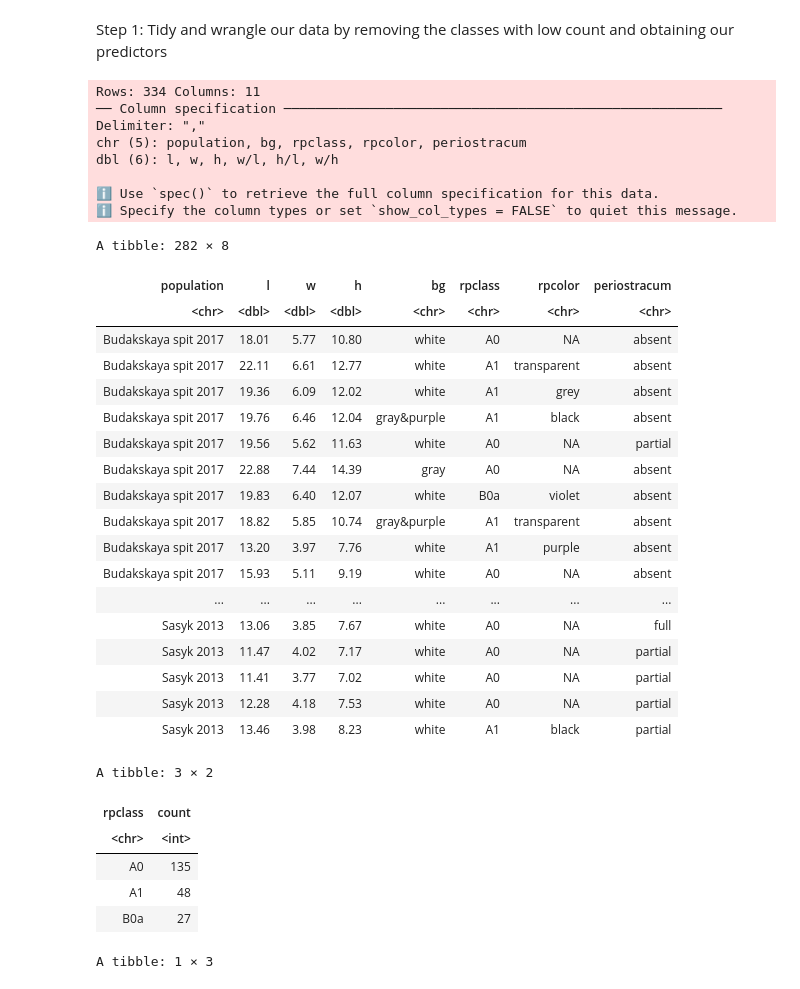
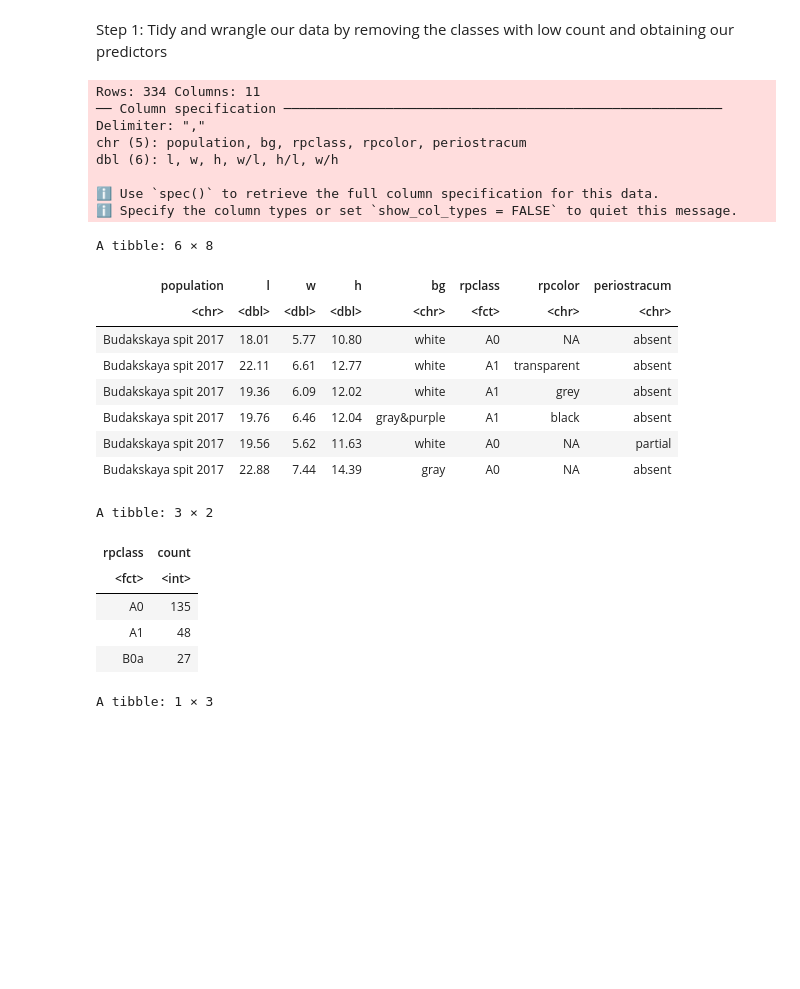
Before and after one commit to rhe9598/dsci_group_project, a Jupyter notebook: DcorneaReport.ipynb, the cells around one changed output. Cells and saved outputs as stored; diff of their text form; code cells hidden in the pictures; blank space fills up the shorter version.

Commit message:
changed rpclass to factor
used as_factor

```diff
--- a/DcorneaReport.ipynb
+++ b/DcorneaReport.ipynb
@@ -72,48 +72,39 @@ Step 1: Tidy and wrangle our data by removing the classes with low count and obt
 # %%
 #read the shell data from the web into r
 
 url <- "https://raw.githubusercontent.com/rhe9598/dsci_group_project/main/Donacilla.csv"
 shelldata <- read_csv(url)
 
 #make the data tidy by removing ratio columns
 
 shellselectdata <- shelldata |>
 select(population:h, bg:periostracum)
 
 classes <- c("A0", "A1" , "B0a")
 
 shellfilterdata <- shellselectdata |>
-                    filter(rpclass %in% classes)
+                    filter(rpclass %in% classes) |>
+                    mutate(rpclass = as_factor(rpclass))
 
-shellfilterdata
+head(shellfilterdata)
 # %% [output]
 Rows: 334 Columns: 11
 ── Column specification ────────────────────────────────────────────────────────
 Delimiter: ","
 chr (5): population, bg, rpclass, rpcolor, periostracum
 dbl (6): l, w, h, w/l, h/l, w/h
 
 ℹ Use `spec()` to retrieve the full column specification for this data.
 ℹ Specify the column types or set `show_col_types = FALSE` to quiet this message.
-A tibble: 282 × 8
+A tibble: 6 × 8
 | population | l | w | h | bg | rpclass | rpcolor | periostracum |
-| <chr> | <dbl> | <dbl> | <dbl> | <chr> | <chr> | <chr> | <chr> |
+| <chr> | <dbl> | <dbl> | <dbl> | <chr> | <fct> | <chr> | <chr> |
 | Budakskaya spit 2017 | 18.01 | 5.77 | 10.80 | white | A0 | NA | absent |
 | Budakskaya spit 2017 | 22.11 | 6.61 | 12.77 | white | A1 | transparent | absent |
 | Budakskaya spit 2017 | 19.36 | 6.09 | 12.02 | white | A1 | grey | absent |
 | Budakskaya spit 2017 | 19.76 | 6.46 | 12.04 | gray&purple | A1 | black | absent |
 | Budakskaya spit 2017 | 19.56 | 5.62 | 11.63 | white | A0 | NA | partial |
 | Budakskaya spit 2017 | 22.88 | 7.44 | 14.39 | gray | A0 | NA | absent |
-| Budakskaya spit 2017 | 19.83 | 6.40 | 12.07 | white | B0a | violet | absent |
-| Budakskaya spit 2017 | 18.82 | 5.85 | 10.74 | gray&purple | A1 | transparent | absent |
-| Budakskaya spit 2017 | 13.20 | 3.97 | 7.76 | white | A1 | purple | absent |
-| Budakskaya spit 2017 | 15.93 | 5.11 | 9.19 | white | A0 | NA | absent |
-| ... | ... | ... | ... | ... | ... | ... | ... |
-| Sasyk 2013 | 13.06 | 3.85 | 7.67 | white | A0 | NA | full |
-| Sasyk 2013 | 11.47 | 4.02 | 7.17 | white | A0 | NA | partial |
-| Sasyk 2013 | 11.41 | 3.77 | 7.02 | white | A0 | NA | partial |
-| Sasyk 2013 | 12.28 | 4.18 | 7.53 | white | A0 | NA | partial |
-| Sasyk 2013 | 13.46 | 3.98 | 8.23 | white | A1 | black | partial |
 # %%
 #split the data into testing and training
 set.seed(9999)
@@ -130,7 +121,7 @@ class_count
 # %% [output]
 A tibble: 3 × 2
 | rpclass | count |
-| <chr> | <int> |
+| <fct> | <int> |
 | A0 | 135 |
 | A1 | 48 |
 | B0a | 27 |
```
Also changed, not shown: parts of 2 cells of this notebook.
